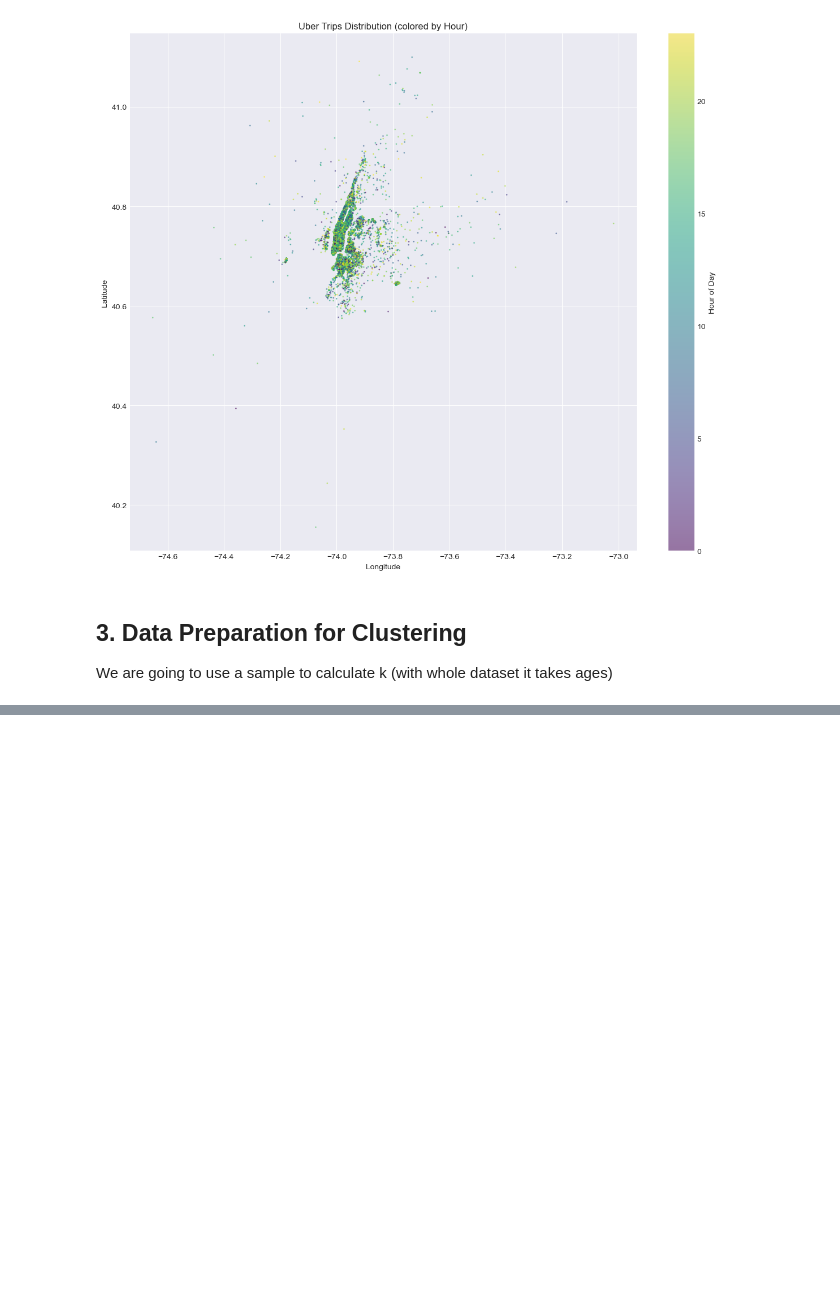
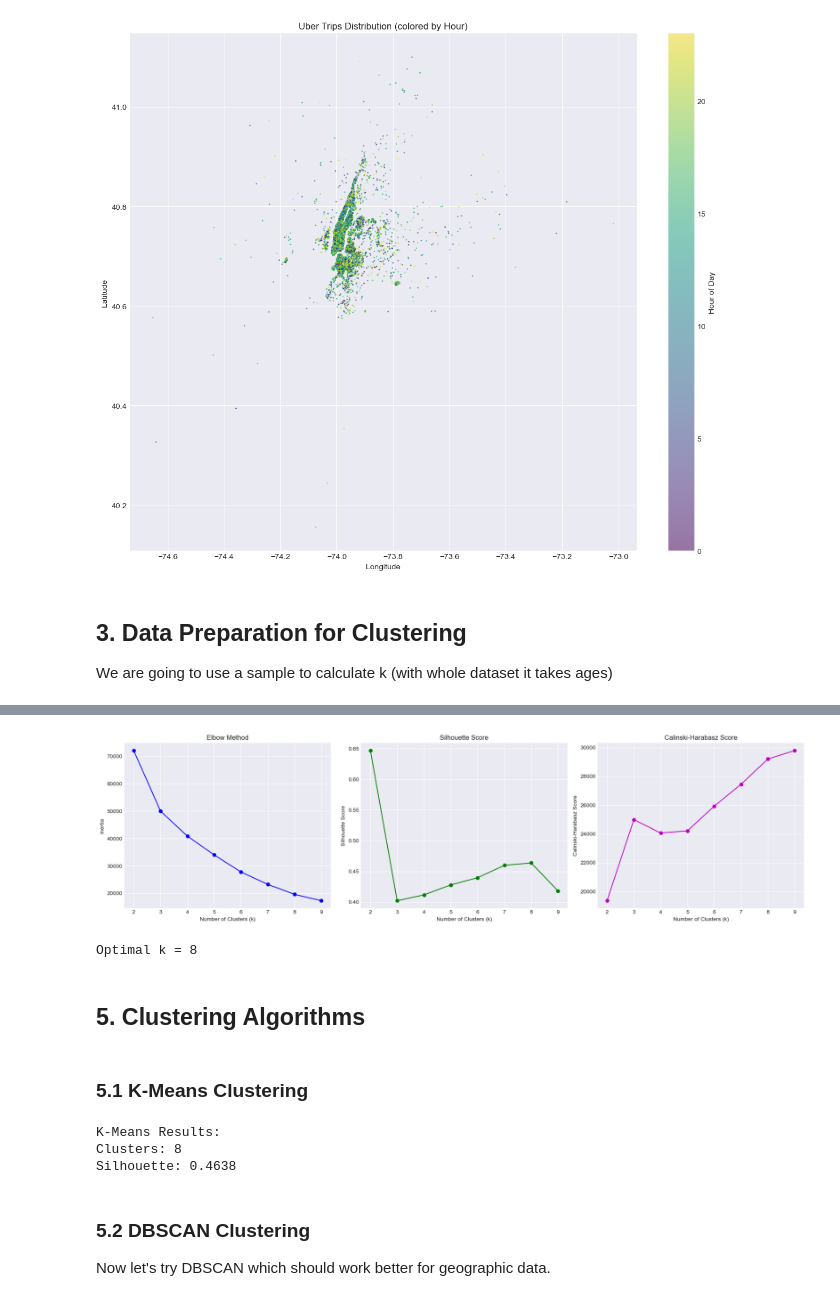
Before and after one commit to semeniuk4/unsupervised-learning-uber-data, a Jupyter notebook: task.ipynb, the cells around one changed output, grey strips where cells are left out. Saved outputs shown, nothing was run; the diff lists cells and outputs as text; code cells hidden in the pictures; blank space fills up the shorter version.

```diff
--- a/task.ipynb
+++ b/task.ipynb
@@ -57,12 +57,5 @@ First few rows:
 max    4.134760e+01 -7.271630e+01
 # %%
 df['Date/Time'] = pd.to_datetime(df['Date/Time'])
-df['Date'] = df['Date/Time'].dt.date
 df['Hour'] = df['Date/Time'].dt.hour
-df['DayOfWeek'] = df['Date/Time'].dt.dayofweek
 df['DayOfWeekName'] = df['Date/Time'].dt.day_name()
-df['Month'] = df['Date/Time'].dt.month
-df['Day'] = df['Date/Time'].dt.day
-
-print("\nUpdated DataFrame:")
-print(df.head())
@@ -402,0 +92,12 @@ plt.show()
+# %%
+sample_size = 50000
+np.random.seed(42)
+df_sample = df.sample(n=sample_size, random_state=42)
+
+X = df_sample[['Lat', 'Lon']].values
+
+scaler = StandardScaler()
+X_scaled = scaler.fit_transform(X)
+
+print(f"Sample size: {len(df_sample):,} trips")
+print(f"Feature shape: {X_scaled.shape}")
@@ -402,0 +143,52 @@ plt.show()
+# %%
+fig, axes = plt.subplots(1, 3, figsize=(18, 5))
+
+axes[0].plot(k_range, inertias, 'bo-')
+axes[0].set_xlabel('Number of Clusters (k)')
+axes[0].set_ylabel('Inertia')
+axes[0].set_title('Elbow Method')
+axes[0].grid(True)
+
+axes[1].plot(k_range, silhouette_scores, 'go-')
+axes[1].set_xlabel('Number of Clusters (k)')
+axes[1].set_ylabel('Silhouette Score')
+axes[1].set_title('Silhouette Score')
+axes[1].grid(True)
+
+axes[2].plot(k_range, calinski_harabasz_scores, 'mo-')
+axes[2].set_xlabel('Number of Clusters (k)')
+axes[2].set_ylabel('Calinski-Harabasz Score')
+axes[2].set_title('Calinski-Harabasz Score')
+axes[2].grid(True)
+
+plt.tight_layout()
+plt.show()
+# %% [output]
+[figure, added]
+# %%
+optimal_k = 8
+print(f"Optimal k = {optimal_k}")
+# %% [output]
+Optimal k = 8
+# %% [markdown]
+## 5. Clustering Algorithms
+# %% [markdown]
+### 5.1 K-Means Clustering
+# %%
+kmeans = KMeans(n_clusters=optimal_k, random_state=42, n_init=10)
+df_sample['KMeans_Cluster'] = kmeans.fit_predict(X_scaled)
+
+kmeans_silhouette = silhouette_score(X_scaled, df_sample['KMeans_Cluster'])
+kmeans_ch = calinski_harabasz_score(X_scaled, df_sample['KMeans_Cluster'])
+
+print(f"K-Means Results:")
+print(f"Clusters: {optimal_k}")
+print(f"Silhouette: {kmeans_silhouette:.4f}")
+# %% [output]
+K-Means Results:
+Clusters: 8
+Silhouette: 0.4638
+# %% [markdown]
+### 5.2 DBSCAN Clustering
+
+Now let's try DBSCAN which should work better for geographic data.
```
Also changed, not shown: parts of 38 cells of this notebook, 2 other files.
